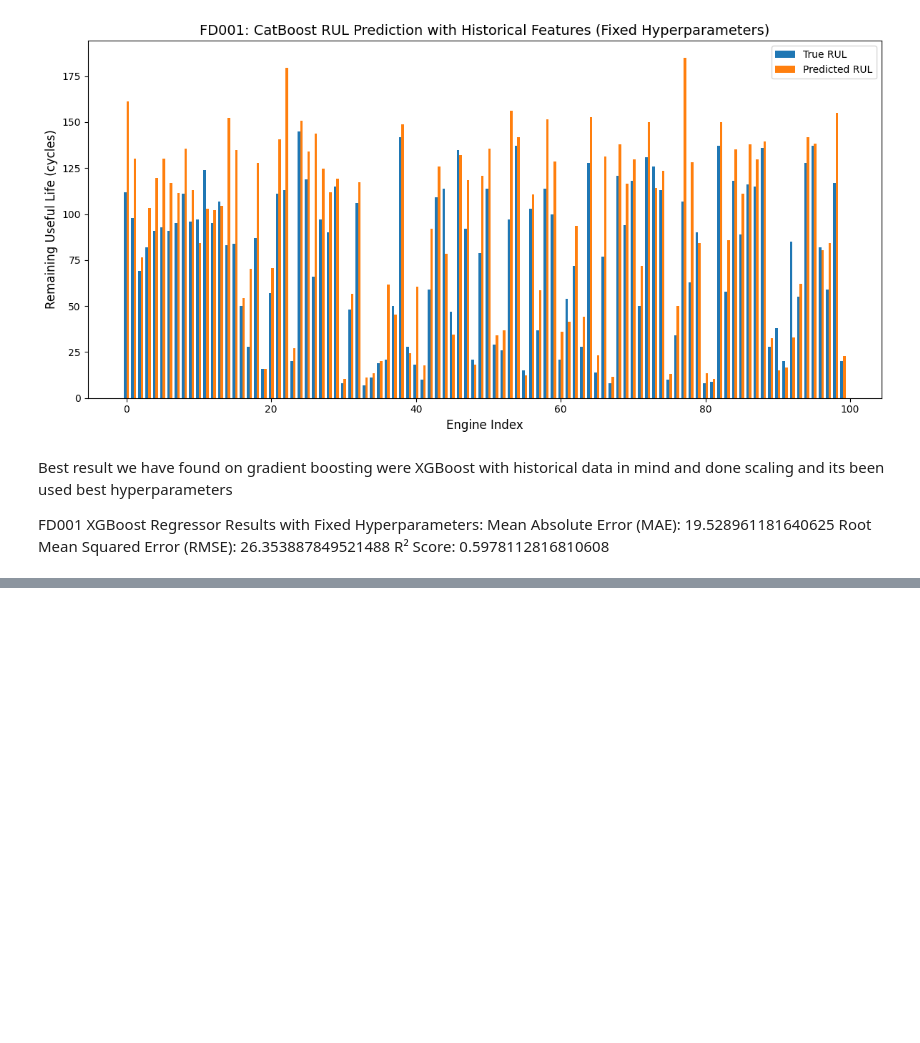
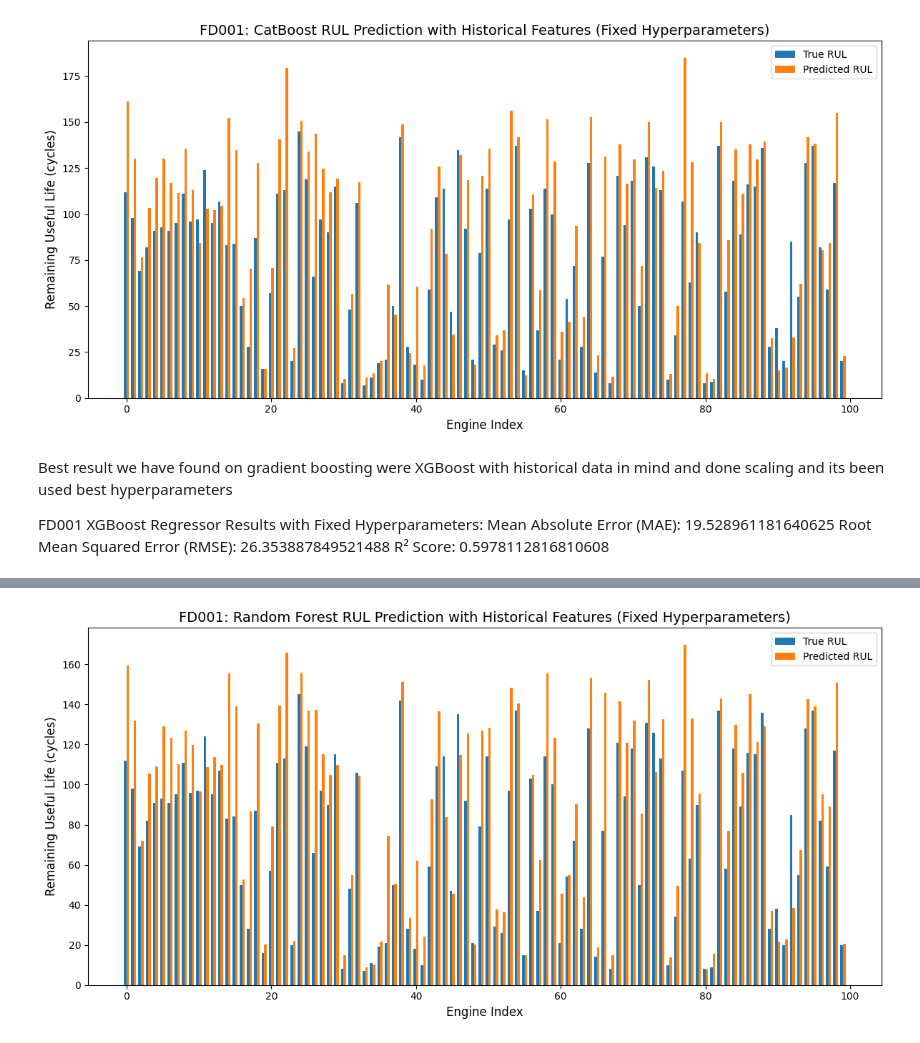
Before and after one commit to Serendipity-PdM/analysis, a Jupyter notebook: nasa._gradientboost.ipynb, the cells around one changed output, grey strips where cells are left out. Saved outputs shown, nothing was run; the diff lists cells and outputs as text; code cells hidden in the pictures; blank space fills up the shorter version.

Commit message:
adds historical data to random forest

```diff
--- a/nasa._gradientboost.ipynb
+++ b/nasa._gradientboost.ipynb
@@ -758,0 +761,93 @@ R² Score: 0.5978112816810608
+# %%
+from sklearn.ensemble import RandomForestRegressor
+from sklearn.metrics import mean_absolute_error, mean_squared_error, r2_score
+from sklearn.preprocessing import StandardScaler
+import numpy as np
+import matplotlib.pyplot as plt
+
+# Dataset loading
+rf_train = datasets["FD001"]["train"]
+rf_test = datasets["FD001"]["test"]
+rf_RUL = datasets["FD001"]["rul"]
+
+# Historical feature creation functions
+def create_history_features(df, feature_cols, window_size):
+    X_hist = []
+    y_hist = []
+    for unit, group in df.groupby("unit_number"):
+        group = group.sort_values("time_cycles")
+        if len(group) < window_size:
+            continue
+        for i in range(window_size - 1, len(group)):
+            window_data = group.iloc[i - window_size + 1 : i + 1][feature_cols].values
+            window_flat = window_data.flatten()
+            target = group.iloc[i]["RUL"]
+            X_hist.append(window_flat)
+            y_hist.append(target)
+    return np.array(X_hist), np.array(y_hist)
+
+def create_test_history_features(df, feature_cols, window_size):
+    X_test_hist = []
+    unit_ids = []
+    for unit, group in df.groupby("unit_number"):
+        group = group.sort_values("time_cycles")
+        if len(group) >= window_size:
+            window_data = group.iloc[-window_size:][feature_cols].values
+            window_flat = window_data.flatten()
+            X_test_hist.append(window_flat)
+            unit_ids.append(unit)
+    return np.array(X_test_hist), unit_ids
+
+window_size = 20
+feature_cols = [col for col in rf_train.columns if col not in ["unit_number", "time_cycles", "RUL"]]
+
+# Create train/test sets
+X_train_hist, y_train_hist = create_history_features(rf_train, feature_cols, window_size)
+X_test_hist, test_unit_ids = create_test_history_features(rf_test, feature_cols, window_size)
+y_test = rf_RUL["RUL"].values
+
+# Scaling
+scaler = StandardScaler()
+X_train_scaled = scaler.fit_transform(X_train_hist)
+X_test_scaled = scaler.transform(X_test_hist)
+
+# Train Random Forest Regressor with fixed best hyperparameters
+rf_model = RandomForestRegressor(
+    n_estimators=200,
+    max_depth=10,
+    min_samples_split=2,
+    min_samples_leaf=2,
+    max_features='sqrt',
+    random_state=42,
+    n_jobs=-1
+)
+
+rf_model.fit(X_train_scaled, y_train_hist)
+
+# Predict and evaluate
+y_pred = rf_model.predict(X_test_scaled)
+mae = mean_absolute_error(y_test, y_pred)
+rmse = np.sqrt(mean_squared_error(y_test, y_pred))
+r2 = r2_score(y_test, y_pred)
+
+# Print results
+print("FD001 Random Forest Regressor Results with Fixed Hyperparameters:")
+print("Mean Absolute Error (MAE):", mae)
+print("Root Mean Squared Error (RMSE):", rmse)
+print("R² Score:", r2)
+
+# Bar chart
+n_engines = len(y_test)
+indices = np.arange(n_engines)
+bar_width = 0.35
+
+plt.figure(figsize=(12, 6))
+plt.bar(indices - bar_width/2, y_test, bar_width, label="True RUL")
+plt.bar(indices + bar_width/2, y_pred, bar_width, label="Predicted RUL")
+plt.xlabel("Engine Index", fontsize=12)
+plt.ylabel("Remaining Useful Life (cycles)", fontsize=12)
+plt.title("FD001: Random Forest RUL Prediction with Historical Features (Fixed Hyperparameters)", fontsize=14)
+plt.legend()
+plt.tight_layout()
+plt.show()
+# %% [output]
@@ -758,0 +858 @@ R² Score: 0.5978112816810608
+[figure, added]
```
Also changed, not shown: parts of 3 cells of this notebook.
